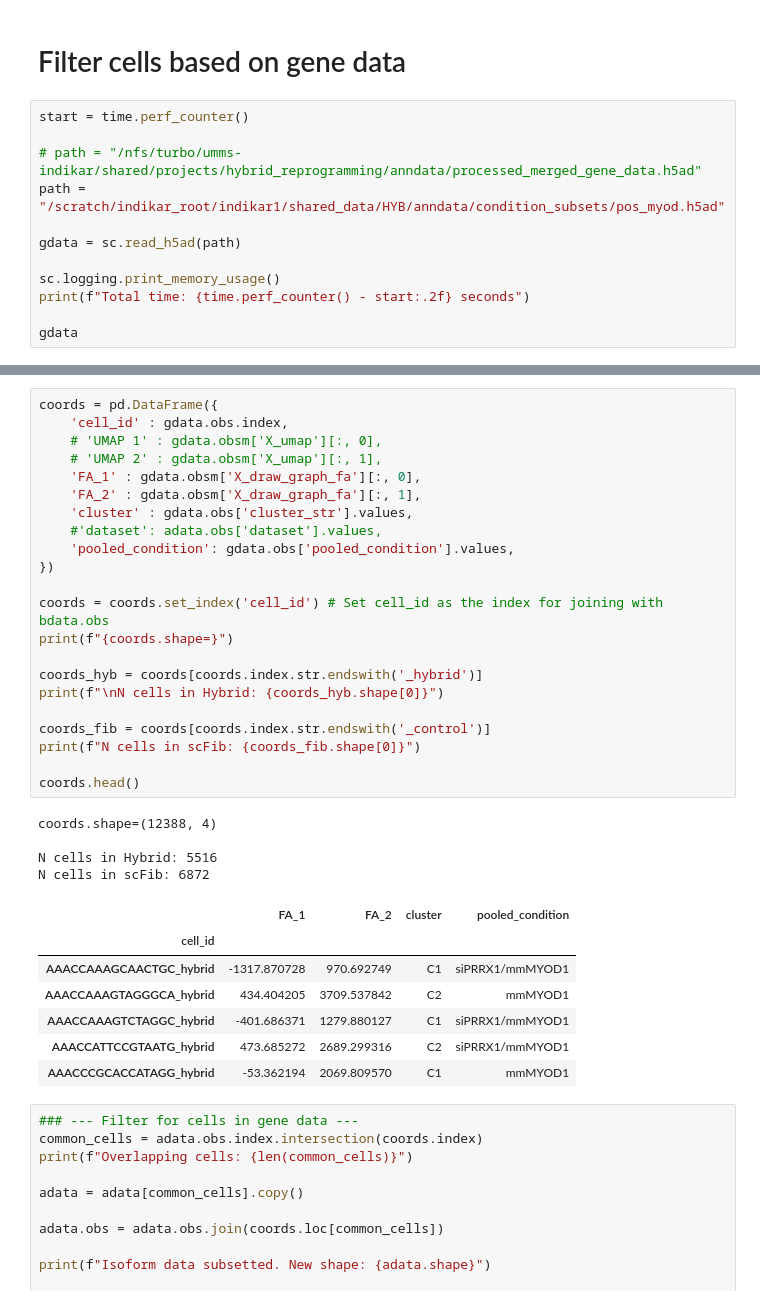
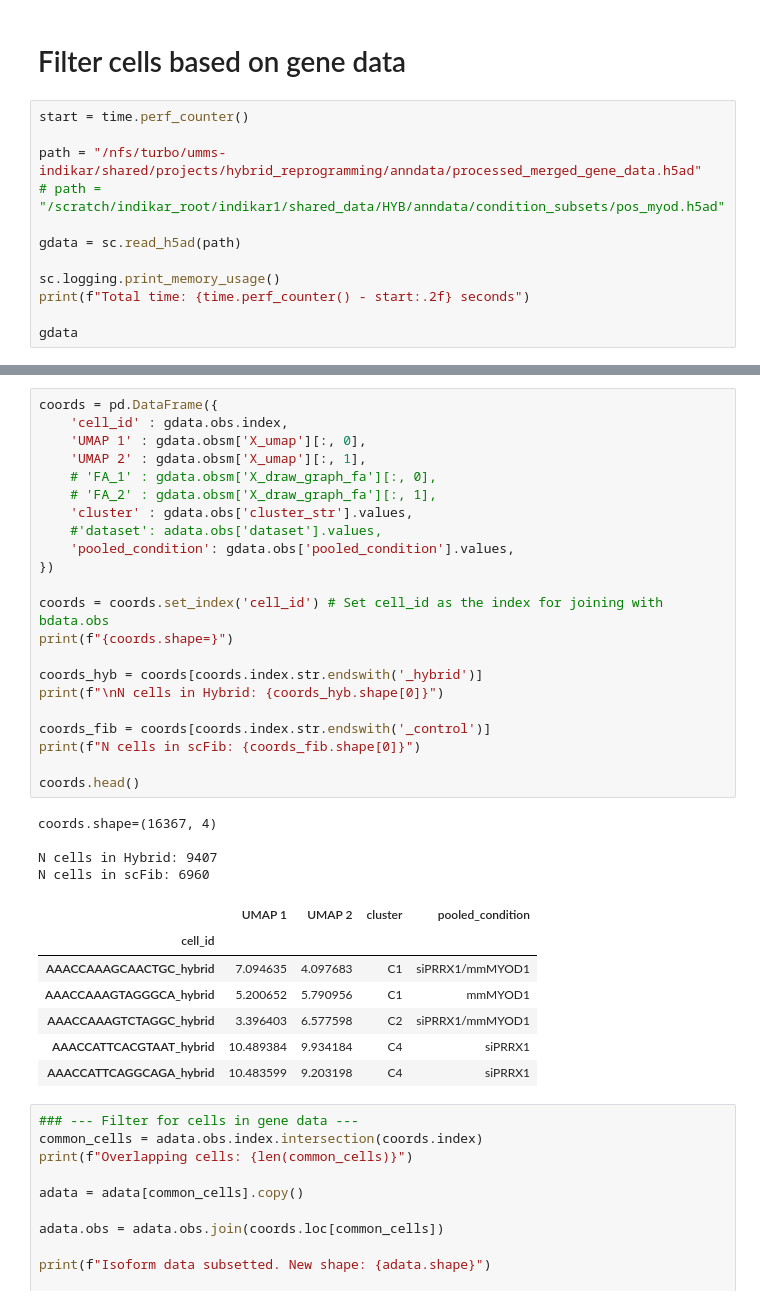
Before and after one commit to jrcwycy/hybrid_reprogramming, a Jupyter notebook: notebooks/isoforms/explore_isoforms.ipynb, the cells around one changed output, grey strips where cells are left out. Drawn from its saved outputs; the diff is of its cells as text.

```diff
--- a/notebooks/isoforms/explore_isoforms.ipynb
+++ b/notebooks/isoforms/explore_isoforms.ipynb
@@ -42,8 +42,8 @@ AnnData object with n_obs × n_vars = 19858 × 89570
 # %%
 start = time.perf_counter()
 
-# path = "/nfs/turbo/umms-indikar/shared/projects/hybrid_reprogramming/anndata/processed_merged_gene_data.h5ad"
-path = "/scratch/indikar_root/indikar1/shared_data/HYB/anndata/condition_subsets/pos_myod.h5ad"
+path = "/nfs/turbo/umms-indikar/shared/projects/hybrid_reprogramming/anndata/processed_merged_gene_data.h5ad"
+# path = "/scratch/indikar_root/indikar1/shared_data/HYB/anndata/condition_subsets/pos_myod.h5ad"
 
 gdata = sc.read_h5ad(path)
 
@@ -65,37 +65,37 @@ AnnData object with n_obs × n_vars = 12388 × 24505
 # %%
 coords = pd.DataFrame({
     'cell_id' : gdata.obs.index,
-    # 'UMAP 1' : gdata.obsm['X_umap'][:, 0],
-    # 'UMAP 2' : gdata.obsm['X_umap'][:, 1],
-    'FA_1' : gdata.obsm['X_draw_graph_fa'][:, 0],
-    'FA_2' : gdata.obsm['X_draw_graph_fa'][:, 1],
+    'UMAP 1' : gdata.obsm['X_umap'][:, 0],
+    'UMAP 2' : gdata.obsm['X_umap'][:, 1],
+    # 'FA_1' : gdata.obsm['X_draw_graph_fa'][:, 0],
+    # 'FA_2' : gdata.obsm['X_draw_graph_fa'][:, 1],
     'cluster' : gdata.obs['cluster_str'].values,
     #'dataset': adata.obs['dataset'].values,
     'pooled_condition': gdata.obs['pooled_condition'].values,
 })
 
 coords = coords.set_index('cell_id') # Set cell_id as the index for joining with bdata.obs
 print(f"{coords.shape=}")
 
 coords_hyb = coords[coords.index.str.endswith('_hybrid')]
 print(f"\nN cells in Hybrid: {coords_hyb.shape[0]}")
 
 coords_fib = coords[coords.index.str.endswith('_control')]
 print(f"N cells in scFib: {coords_fib.shape[0]}")
 
 coords.head()
 # %% [output]
-coords.shape=(12388, 4)
+coords.shape=(16367, 4)
 
-N cells in Hybrid: 5516
-N cells in scFib: 6872
+N cells in Hybrid: 9407
+N cells in scFib: 6960
-|  | FA_1 | FA_2 | cluster | pooled_condition |
+|  | UMAP 1 | UMAP 2 | cluster | pooled_condition |
 | cell_id |  |  |  |  |
-| AAACCAAAGCAACTGC_hybrid | -1317.870728 | 970.692749 | C1 | siPRRX1/mmMYOD1 |
-| AAACCAAAGTAGGGCA_hybrid | 434.404205 | 3709.537842 | C2 | mmMYOD1 |
-| AAACCAAAGTCTAGGC_hybrid | -401.686371 | 1279.880127 | C1 | siPRRX1/mmMYOD1 |
-| AAACCATTCCGTAATG_hybrid | 473.685272 | 2689.299316 | C2 | siPRRX1/mmMYOD1 |
-| AAACCCGCACCATAGG_hybrid | -53.362194 | 2069.809570 | C1 | mmMYOD1 |
+| AAACCAAAGCAACTGC_hybrid | 7.094635 | 4.097683 | C1 | siPRRX1/mmMYOD1 |
+| AAACCAAAGTAGGGCA_hybrid | 5.200652 | 5.790956 | C1 | mmMYOD1 |
+| AAACCAAAGTCTAGGC_hybrid | 3.396403 | 6.577598 | C2 | siPRRX1/mmMYOD1 |
+| AAACCATTCACGTAAT_hybrid | 10.489384 | 9.934184 | C4 | siPRRX1 |
+| AAACCATTCAGGCAGA_hybrid | 10.483599 | 9.203198 | C4 | siPRRX1 |
 # %%
 ### --- Filter for cells in gene data ---
 common_cells = adata.obs.index.intersection(coords.index)
```
Also changed, not shown: parts of 2 cells of this notebook, 7 other files.
